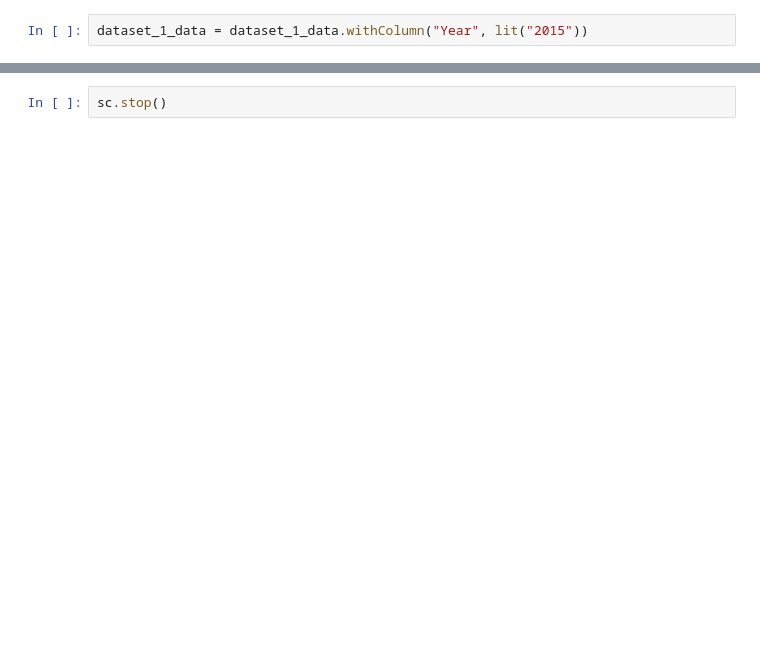
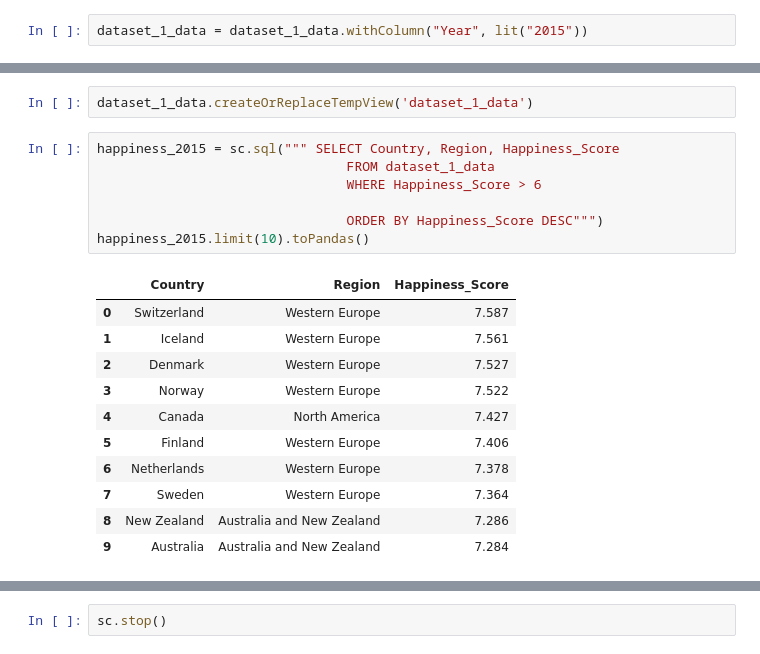
Before and after one commit to arvindniveditha/data-analysis, a Jupyter notebook: firstnotebook.ipynb, the cells around one changed output, grey strips where cells are left out. Saved outputs shown, nothing was run; the diff lists cells and outputs as text; blank space fills up the shorter version.

```diff
--- a/firstnotebook.ipynb
+++ b/firstnotebook.ipynb
@@ -146,0 +122,21 @@ Year 0
+# %%
+dataset_1_data.createOrReplaceTempView('dataset_1_data')
+# %%
+happiness_2015 = sc.sql(""" SELECT Country, Region, Happiness_Score
+                                FROM dataset_1_data
+                                WHERE Happiness_Score > 6
+
+                                ORDER BY Happiness_Score DESC""")
+happiness_2015.limit(10).toPandas()
+# %% [output]
+|  | Country | Region | Happiness_Score |
+| 0 | Switzerland | Western Europe | 7.587 |
+| 1 | Iceland | Western Europe | 7.561 |
+| 2 | Denmark | Western Europe | 7.527 |
+| 3 | Norway | Western Europe | 7.522 |
+| 4 | Canada | North America | 7.427 |
+| 5 | Finland | Western Europe | 7.406 |
+| 6 | Netherlands | Western Europe | 7.378 |
+| 7 | Sweden | Western Europe | 7.364 |
+| 8 | New Zealand | Australia and New Zealand | 7.286 |
+| 9 | Australia | Australia and New Zealand | 7.284 |
```
Also changed, not shown: parts of 24 cells of this notebook, 6 other files.
